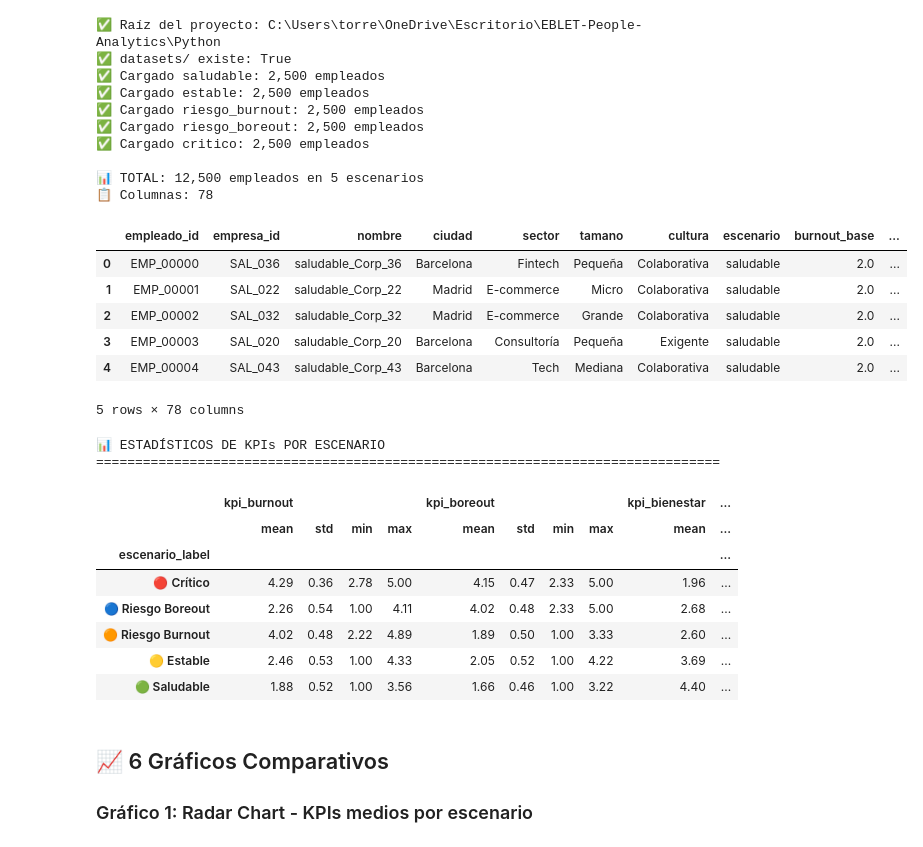
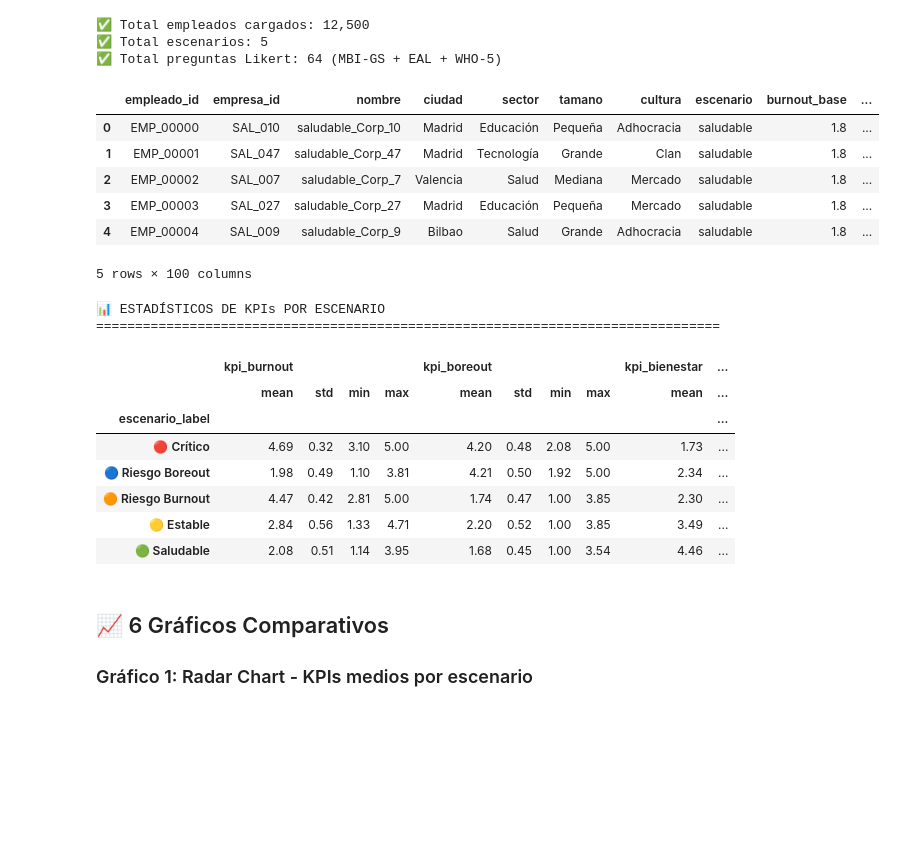
Before and after one commit to MartaTorrente/EBLET-People-Analytics, a Jupyter notebook: Python/notebooks/01_EDA_comparativo.ipynb, the cells around one changed output. Saved outputs shown, nothing was run; the diff lists cells and outputs as text; code cells hidden in the pictures; blank space fills up the shorter version.

```diff
--- a/Python/notebooks/01_EDA_comparativo.ipynb
+++ b/Python/notebooks/01_EDA_comparativo.ipynb
@@ -39,6 +21,4 @@ Note: you may need to restart the kernel to use updated packages.
 # %%
-import os
-import sys
 import pandas as pd
 import numpy as np
 import matplotlib.pyplot as plt
@@ -49,80 +29,61 @@ from plotly.subplots import make_subplots
 import warnings
 warnings.filterwarnings('ignore')
 
-# Configuración visual
 plt.style.use('seaborn-v0_8-whitegrid')
 sns.set_palette("husl")
 
-# =====================================================
-# CONFIGURACIÓN DE RUTAS
-# =====================================================
-
+# Configuración de rutas
+import os
+import sys
 RAIZ_PROYECTO = r"C:\Users\torre\OneDrive\Escritorio\EBLET-People-Analytics\Python"
-
-# Añadir src/ al path para imports
 sys.path.insert(0, os.path.join(RAIZ_PROYECTO, "src"))
-
-print(f"✅ Raíz del proyecto: {RAIZ_PROYECTO}")
-print(f"✅ datasets/ existe: {os.path.exists(os.path.join(RAIZ_PROYECTO, 'datasets'))}")
 
 # =====================================================
 # CONFIGURACIÓN DE ESCENARIOS
 # =====================================================
 
 ESCENARIOS = ["saludable", "estable", "riesgo_burnout", "riesgo_boreout", "critico"]
-
 COLORES = {
     "saludable": "#2ecc71",
     "estable": "#f1c40f",
     "riesgo_burnout": "#e67e22",
     "riesgo_boreout": "#3498db",
     "critico": "#e74c3c"
 }
-
 ETIQUETAS = {
     "saludable": "🟢 Saludable",
     "estable": "🟡 Estable",
     "riesgo_burnout": "🟠 Riesgo Burnout",
     "riesgo_boreout": "🔵 Riesgo Boreout",
     "critico": "🔴 Crítico"
 }
 
-# =====================================================
-# CARGA DE DATASETS
-# =====================================================
-
+# Cargar todos los datasets
 dfs = {}
 for esc in ESCENARIOS:
     ruta = os.path.join(RAIZ_PROYECTO, f"datasets/{esc}/empleados.csv")
-    dfs[esc] = pd.read_csv(ruta)
-    dfs[esc]["escenario"] = esc
-    dfs[esc]["escenario_label"] = ETIQUETAS[esc]
-    print(f"✅ Cargado {esc}: {len(dfs[esc]):,} empleados")
+    df = pd.read_csv(ruta)
+    df["escenario"] = esc
+    df["escenario_label"] = ETIQUETAS[esc]
+    dfs[esc] = df
 
-# Dataset unificado
 df_all = pd.concat(dfs.values(), ignore_index=True)
 
-print(f"\n📊 TOTAL: {len(df_all):,} empleados en {len(ESCENARIOS)} escenarios")
-print(f"📋 Columnas: {len(df_all.columns)}")
+print(f"✅ Total empleados cargados: {len(df_all):,}")
+print(f"✅ Total escenarios: {len(ESCENARIOS)}")
+print(f"✅ Total preguntas Likert: 64 (MBI-GS + EAL + WHO-5)")
 df_all.head()
 # %% [output]
-✅ Raíz del proyecto: C:\Users\torre\OneDrive\Escritorio\EBLET-People-Analytics\Python
-✅ datasets/ existe: True
-✅ Cargado saludable: 2,500 empleados
-✅ Cargado estable: 2,500 empleados
-✅ Cargado riesgo_burnout: 2,500 empleados
-✅ Cargado riesgo_boreout: 2,500 empleados
-✅ Cargado critico: 2,500 empleados
-
-📊 TOTAL: 12,500 empleados en 5 escenarios
-📋 Columnas: 78
+✅ Total empleados cargados: 12,500
+✅ Total escenarios: 5
+✅ Total preguntas Likert: 64 (MBI-GS + EAL + WHO-5)
 |  | empleado_id | empresa_id | nombre | ciudad | sector | tamano | cultura | escenario | burnout_base | ... |
-| 0 | EMP_00000 | SAL_036 | saludable_Corp_36 | Barcelona | Fintech | Pequeña | Colaborativa | saludable | 2.0 | ... |
-| 1 | EMP_00001 | SAL_022 | saludable_Corp_22 | Madrid | E-commerce | Micro | Colaborativa | saludable | 2.0 | ... |
-| 2 | EMP_00002 | SAL_032 | saludable_Corp_32 | Madrid | E-commerce | Grande | Colaborativa | saludable | 2.0 | ... |
-| 3 | EMP_00003 | SAL_020 | saludable_Corp_20 | Barcelona | Consultoría | Pequeña | Exigente | saludable | 2.0 | ... |
-| 4 | EMP_00004 | SAL_043 | saludable_Corp_43 | Barcelona | Tech | Mediana | Colaborativa | saludable | 2.0 | ... |
+| 0 | EMP_00000 | SAL_010 | saludable_Corp_10 | Madrid | Educación | Pequeña | Adhocracia | saludable | 1.8 | ... |
+| 1 | EMP_00001 | SAL_047 | saludable_Corp_47 | Madrid | Tecnología | Grande | Clan | saludable | 1.8 | ... |
+| 2 | EMP_00002 | SAL_007 | saludable_Corp_7 | Valencia | Salud | Mediana | Mercado | saludable | 1.8 | ... |
+| 3 | EMP_00003 | SAL_027 | saludable_Corp_27 | Madrid | Educación | Pequeña | Mercado | saludable | 1.8 | ... |
+| 4 | EMP_00004 | SAL_009 | saludable_Corp_9 | Bilbao | Salud | Grande | Adhocracia | saludable | 1.8 | ... |
-5 rows × 78 columns
+5 rows × 100 columns
 # %%
 # =====================================================
 # ESTADÍSTICOS DESCRIPTIVOS POR ESCENARIO
@@ -140,11 +101,11 @@ stats
 |  | kpi_burnout |  |  |  | kpi_boreout |  |  |  | kpi_bienestar | ... |
 |  | mean | std | min | max | mean | std | min | max | mean | ... |
 | escenario_label |  |  |  |  |  |  |  |  |  | ... |
-| 🔴 Crítico | 4.29 | 0.36 | 2.78 | 5.00 | 4.15 | 0.47 | 2.33 | 5.00 | 1.96 | ... |
-| 🔵 Riesgo Boreout | 2.26 | 0.54 | 1.00 | 4.11 | 4.02 | 0.48 | 2.33 | 5.00 | 2.68 | ... |
-| 🟠 Riesgo Burnout | 4.02 | 0.48 | 2.22 | 4.89 | 1.89 | 0.50 | 1.00 | 3.33 | 2.60 | ... |
-| 🟡 Estable | 2.46 | 0.53 | 1.00 | 4.33 | 2.05 | 0.52 | 1.00 | 4.22 | 3.69 | ... |
-| 🟢 Saludable | 1.88 | 0.52 | 1.00 | 3.56 | 1.66 | 0.46 | 1.00 | 3.22 | 4.40 | ... |
+| 🔴 Crítico | 4.69 | 0.32 | 3.10 | 5.00 | 4.20 | 0.48 | 2.08 | 5.00 | 1.73 | ... |
+| 🔵 Riesgo Boreout | 1.98 | 0.49 | 1.10 | 3.81 | 4.21 | 0.50 | 1.92 | 5.00 | 2.34 | ... |
+| 🟠 Riesgo Burnout | 4.47 | 0.42 | 2.81 | 5.00 | 1.74 | 0.47 | 1.00 | 3.85 | 2.30 | ... |
+| 🟡 Estable | 2.84 | 0.56 | 1.33 | 4.71 | 2.20 | 0.52 | 1.00 | 3.85 | 3.49 | ... |
+| 🟢 Saludable | 2.08 | 0.51 | 1.14 | 3.95 | 1.68 | 0.45 | 1.00 | 3.54 | 4.46 | ... |
 # %% [markdown]
 ## 📈 6 Gráficos Comparativos
 
```
Also changed, not shown: parts of 9 cells of this notebook, 31 other files.
